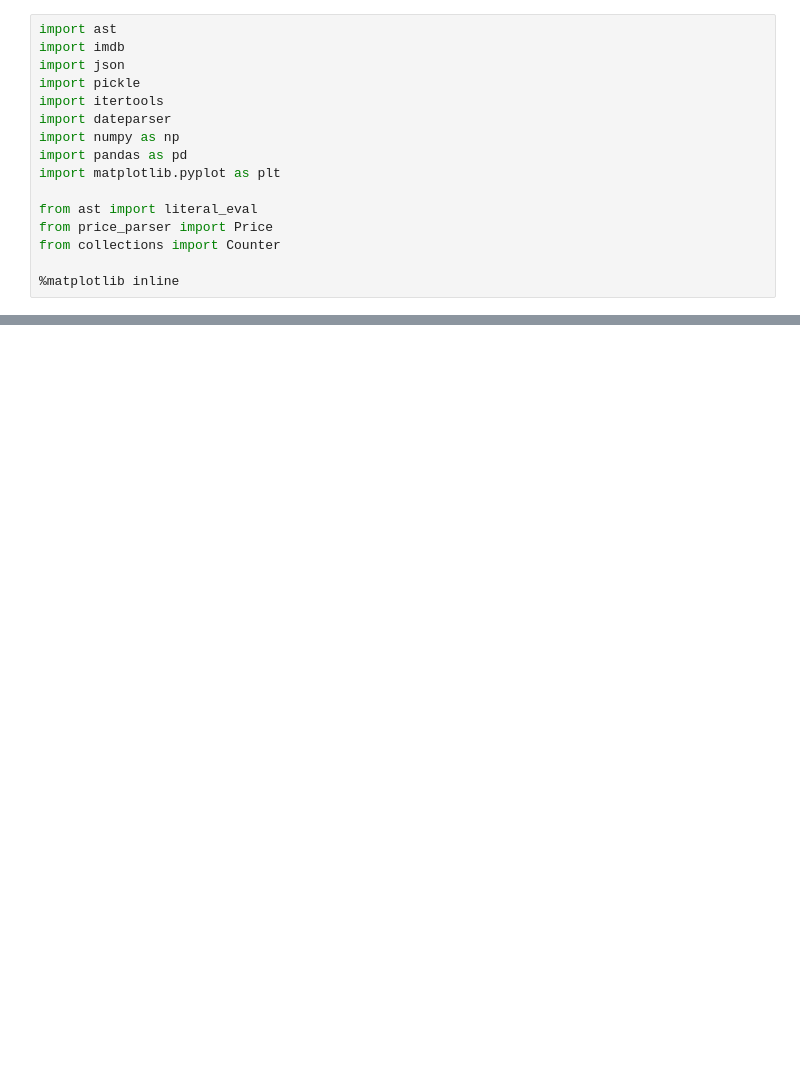
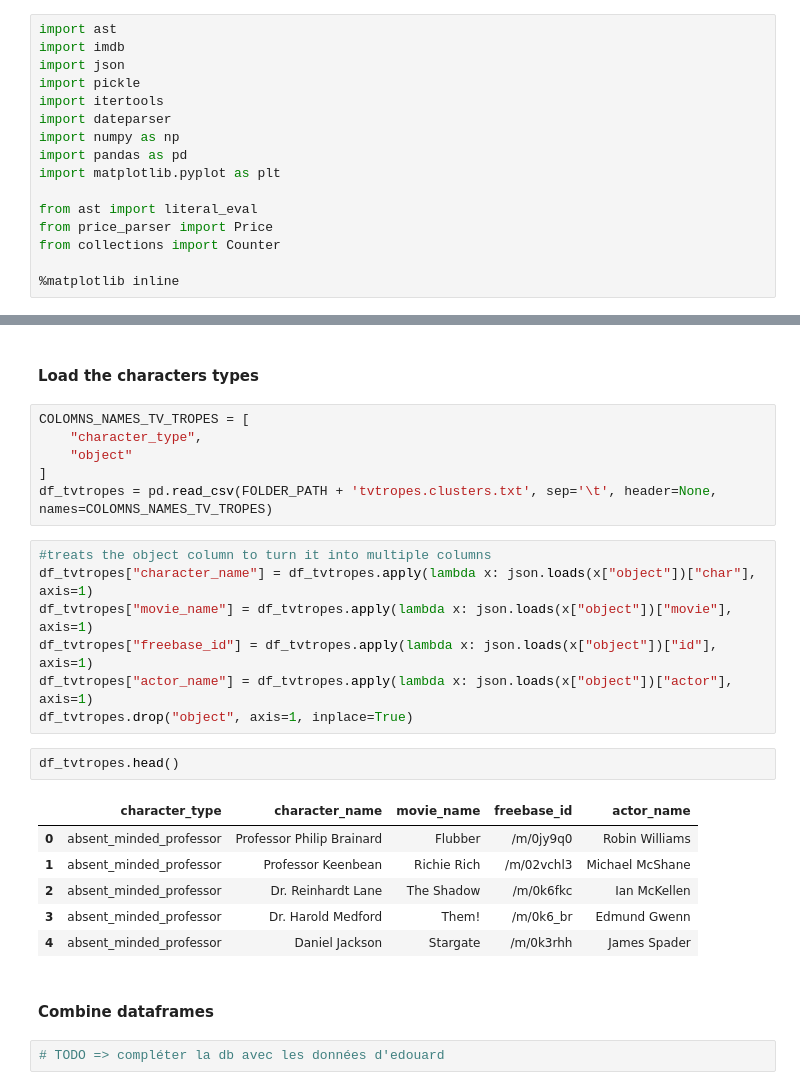
Before and after one commit to epfl-ada/ada-2022-project-r4d4r, a Jupyter notebook: main.ipynb, the cells around one changed output, grey strips where cells are left out. Cells and saved outputs as stored; diff of their text form; blank space fills up the shorter version.

```diff
--- a/main.ipynb
+++ b/main.ipynb
@@ -215,0 +121,28 @@ plt.show()
+# %% [markdown]
+#### Load the characters types ####
+# %%
+COLOMNS_NAMES_TV_TROPES = [
+    "character_type",
+    "object"
+]
+df_tvtropes = pd.read_csv(FOLDER_PATH + 'tvtropes.clusters.txt', sep='\t', header=None, names=COLOMNS_NAMES_TV_TROPES)
+# %%
+#treats the object column to turn it into multiple columns
+df_tvtropes["character_name"] = df_tvtropes.apply(lambda x: json.loads(x["object"])["char"], axis=1)
+df_tvtropes["movie_name"] = df_tvtropes.apply(lambda x: json.loads(x["object"])["movie"], axis=1)
+df_tvtropes["freebase_id"] = df_tvtropes.apply(lambda x: json.loads(x["object"])["id"], axis=1)
+df_tvtropes["actor_name"] = df_tvtropes.apply(lambda x: json.loads(x["object"])["actor"], axis=1)
+df_tvtropes.drop("object", axis=1, inplace=True)
+# %%
+df_tvtropes.head()
+# %% [output]
+|  | character_type | character_name | movie_name | freebase_id | actor_name |
+| 0 | absent_minded_professor | Professor Philip Brainard | Flubber | /m/0jy9q0 | Robin Williams |
+| 1 | absent_minded_professor | Professor Keenbean | Richie Rich | /m/02vchl3 | Michael McShane |
+| 2 | absent_minded_professor | Dr. Reinhardt Lane | The Shadow | /m/0k6fkc | Ian McKellen |
+| 3 | absent_minded_professor | Dr. Harold Medford | Them! | /m/0k6_br | Edmund Gwenn |
+| 4 | absent_minded_professor | Daniel Jackson | Stargate | /m/0k3rhh | James Spader |
+# %% [markdown]
+#### Combine dataframes ####
+# %%
+# TODO => compléter la db avec les données d'edouard
```
Also changed, not shown: parts of 42 cells of this notebook, 1 other file.
